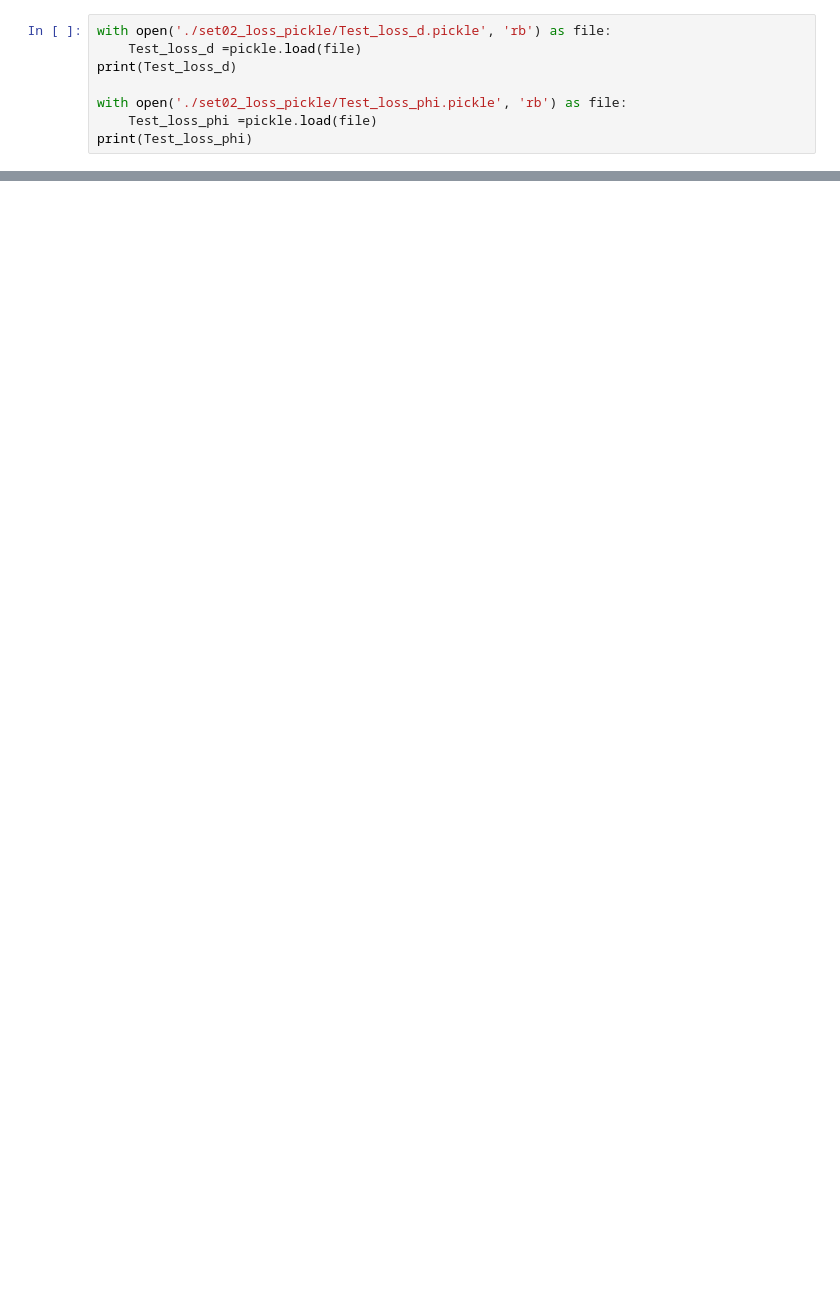
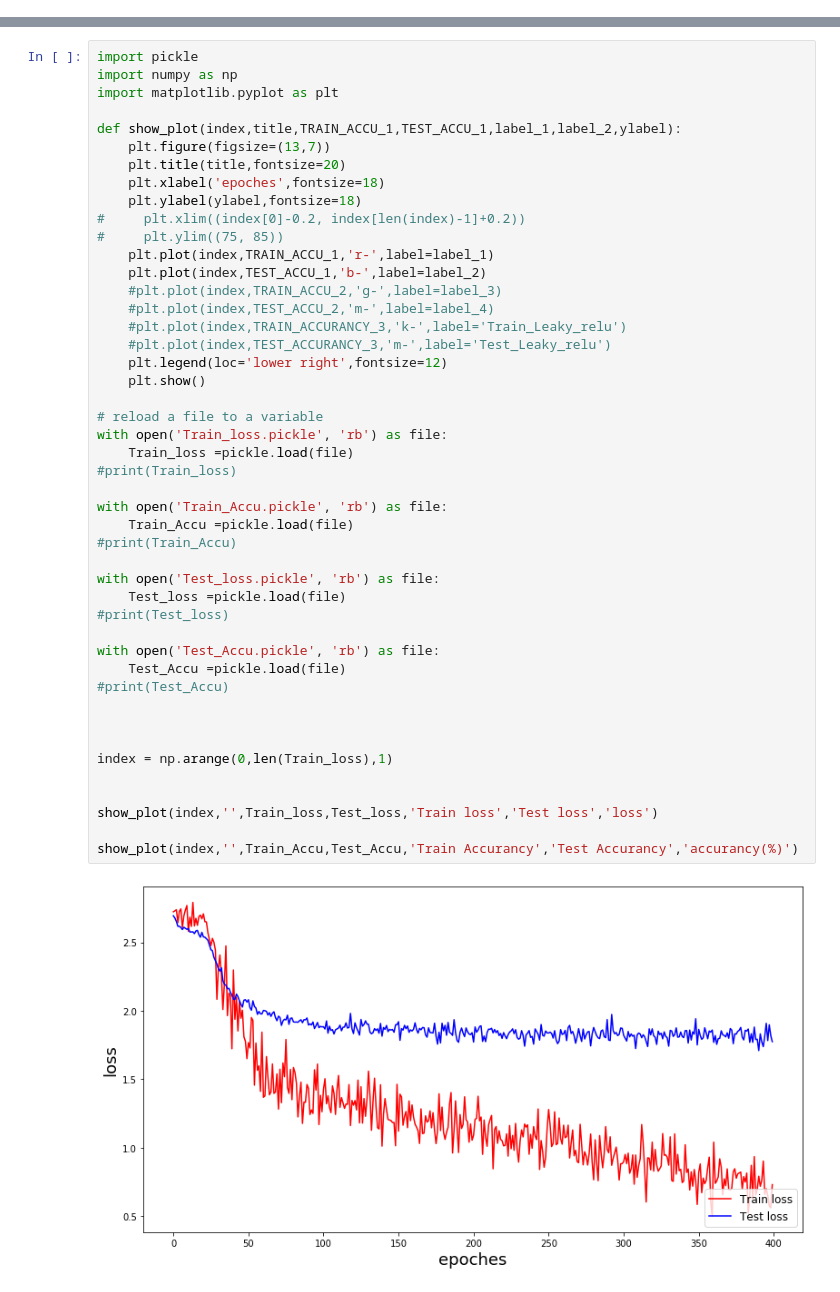
Before and after one commit to eric565648/dl2019_final, a Jupyter notebook: Plot.ipynb, the cells around one changed output, grey strips where cells are left out. Cells and saved outputs as stored; diff of their text form; blank space fills up the shorter version.

Commit message:
train

```diff
--- a/Plot.ipynb
+++ b/Plot.ipynb
@@ -21,8 +0,0 @@ print(Train_loss)
-# %%
-with open('./set02_loss_pickle/Test_loss_d.pickle', 'rb') as file:
-    Test_loss_d =pickle.load(file)
-print(Test_loss_d)
-
-with open('./set02_loss_pickle/Test_loss_phi.pickle', 'rb') as file:
-    Test_loss_phi =pickle.load(file)
-print(Test_loss_phi)
@@ -31,0 +1,48 @@ print(Test_loss_phi)
+# %%
+import pickle
+import numpy as np
+import matplotlib.pyplot as plt
+
+def show_plot(index,title,TRAIN_ACCU_1,TEST_ACCU_1,label_1,label_2,ylabel):
+    plt.figure(figsize=(13,7))
+    plt.title(title,fontsize=20)
+    plt.xlabel('epoches',fontsize=18)
+    plt.ylabel(ylabel,fontsize=18)
+#     plt.xlim((index[0]-0.2, index[len(index)-1]+0.2))
+#     plt.ylim((75, 85))
+    plt.plot(index,TRAIN_ACCU_1,'r-',label=label_1)
+    plt.plot(index,TEST_ACCU_1,'b-',label=label_2)
+    #plt.plot(index,TRAIN_ACCU_2,'g-',label=label_3)
+    #plt.plot(index,TEST_ACCU_2,'m-',label=label_4)
+    #plt.plot(index,TRAIN_ACCURANCY_3,'k-',label='Train_Leaky_relu')
+    #plt.plot(index,TEST_ACCURANCY_3,'m-',label='Test_Leaky_relu')
+    plt.legend(loc='lower right',fontsize=12)
+    plt.show()
+
+# reload a file to a variable
+with open('Train_loss.pickle', 'rb') as file:
+    Train_loss =pickle.load(file)
+#print(Train_loss)
+
+with open('Train_Accu.pickle', 'rb') as file:
+    Train_Accu =pickle.load(file)
+#print(Train_Accu)
+
+with open('Test_loss.pickle', 'rb') as file:
+    Test_loss =pickle.load(file)
+#print(Test_loss)
+
+with open('Test_Accu.pickle', 'rb') as file:
+    Test_Accu =pickle.load(file)
+#print(Test_Accu)
+
+
+
+index = np.arange(0,len(Train_loss),1)
+
+
+show_plot(index,'',Train_loss,Test_loss,'Train loss','Test loss','loss')
+
+show_plot(index,'',Train_Accu,Test_Accu,'Train Accurancy','Test Accurancy','accurancy(%)')
+# %% [output]
+[figure, added]
```
Also changed, not shown: parts of 5 cells of this notebook, 13 other files.
